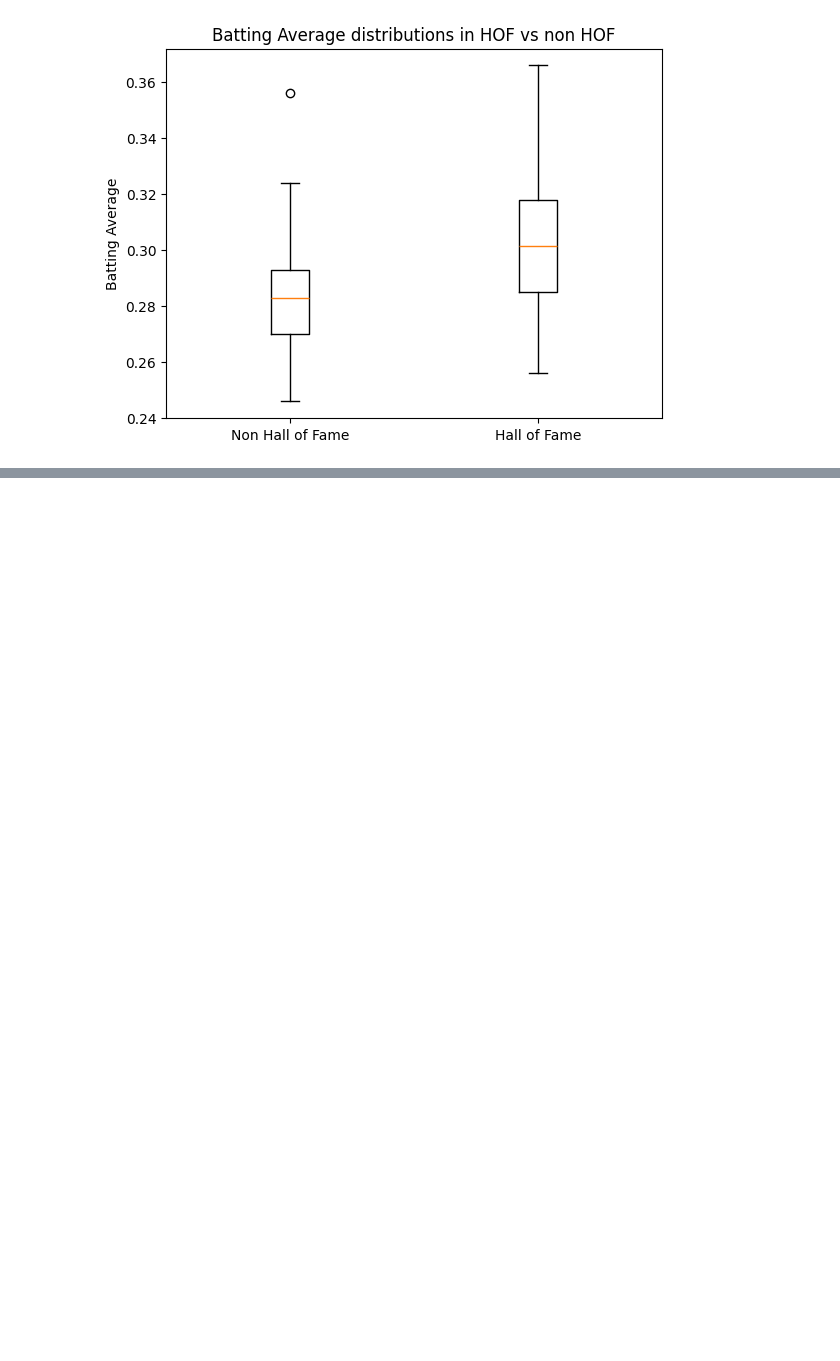
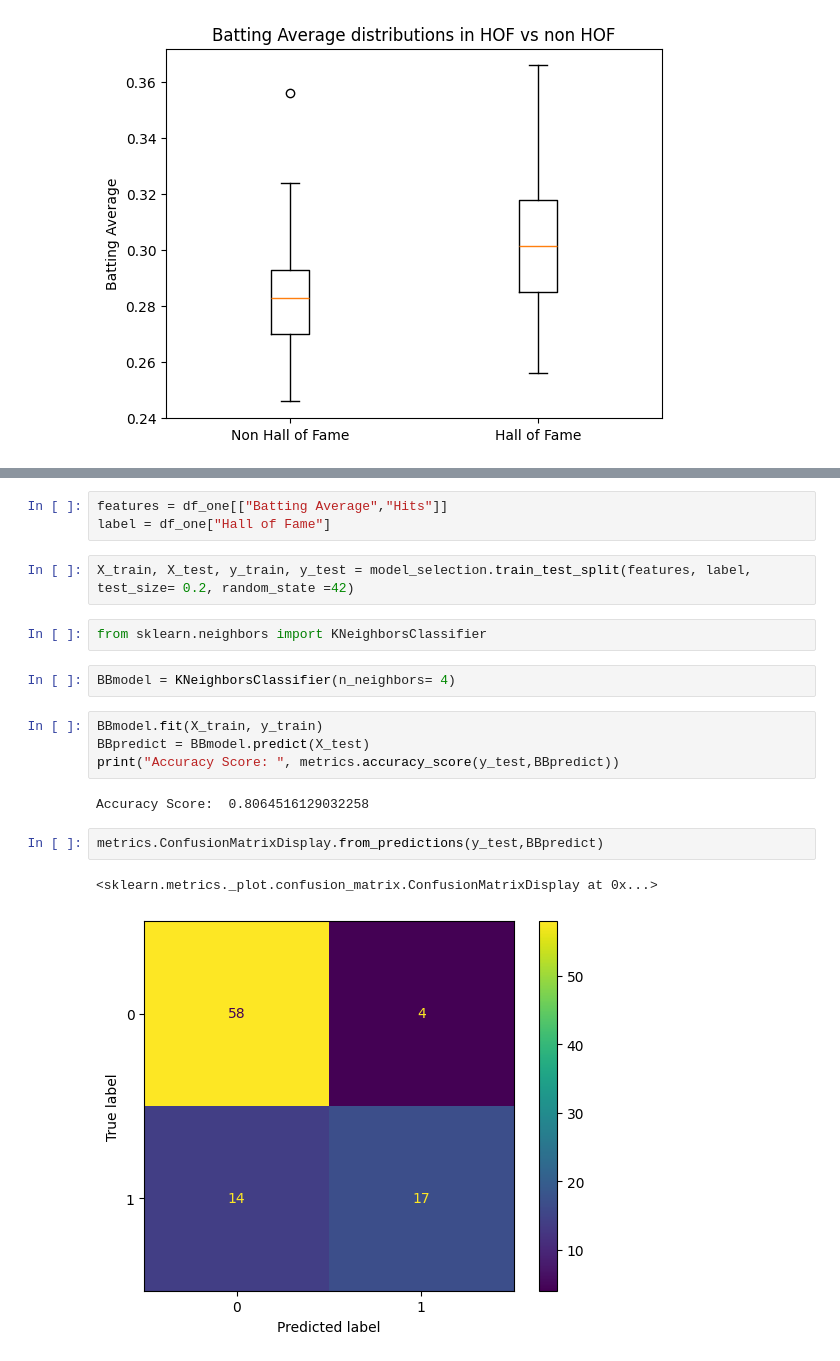
Before and after one commit to LucaMorocco/Luca-s-room, a Jupyter notebook: Coding_School_data_science_project_Baseball.ipynb, the cells around one changed output, grey strips where cells are left out. Cells and saved outputs as stored; diff of their text form; blank space fills up the shorter version.

```diff
--- a/Coding_School_data_science_project_Baseball.ipynb
+++ b/Coding_School_data_science_project_Baseball.ipynb
@@ -434,0 +561,20 @@ plt.show()
+# %%
+features = df_one[["Batting Average","Hits"]]
+label = df_one["Hall of Fame"]
+# %%
+X_train, X_test, y_train, y_test = model_selection.train_test_split(features, label, test_size= 0.2, random_state =42)
+# %%
+from sklearn.neighbors import KNeighborsClassifier
+# %%
+BBmodel = KNeighborsClassifier(n_neighbors= 4)
+# %%
+BBmodel.fit(X_train, y_train)
+BBpredict = BBmodel.predict(X_test)
+print("Accuracy Score: ", metrics.accuracy_score(y_test,BBpredict))
+# %% [output]
+Accuracy Score:  0.8064516129032258
+# %%
+metrics.ConfusionMatrixDisplay.from_predictions(y_test,BBpredict)
+# %% [output]
+<sklearn.metrics._plot.confusion_matrix.ConfusionMatrixDisplay at 0x...>
+[figure, added]
```
Also changed, not shown: parts of 17 cells of this notebook.
